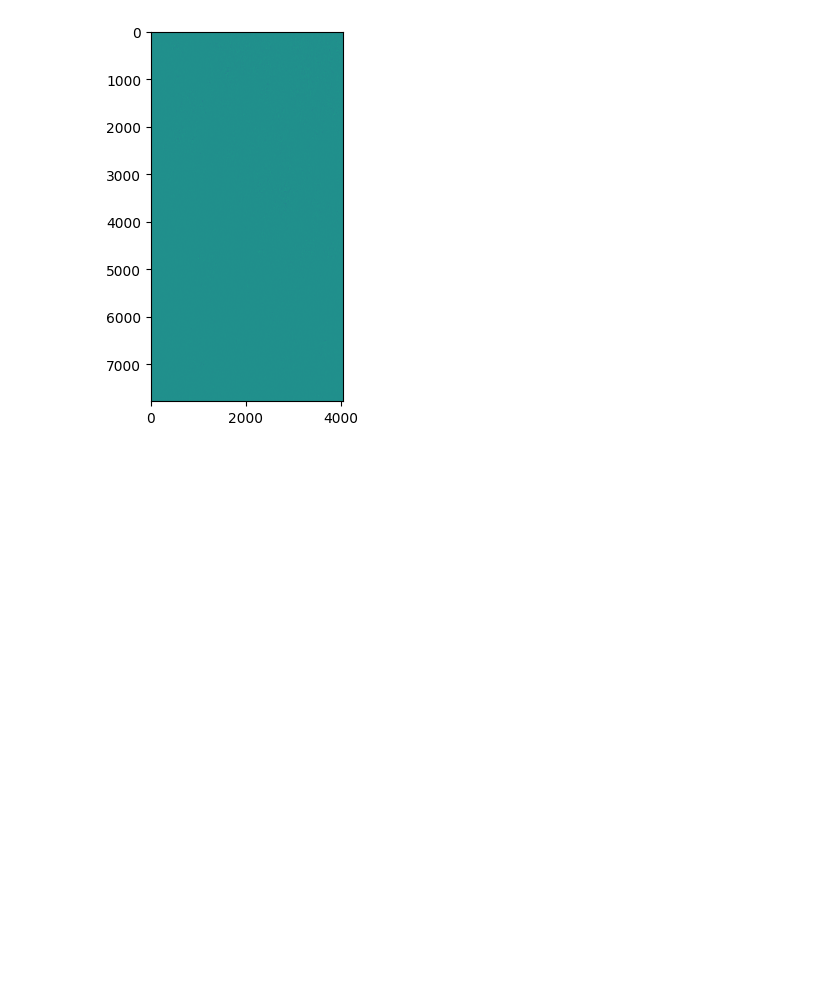
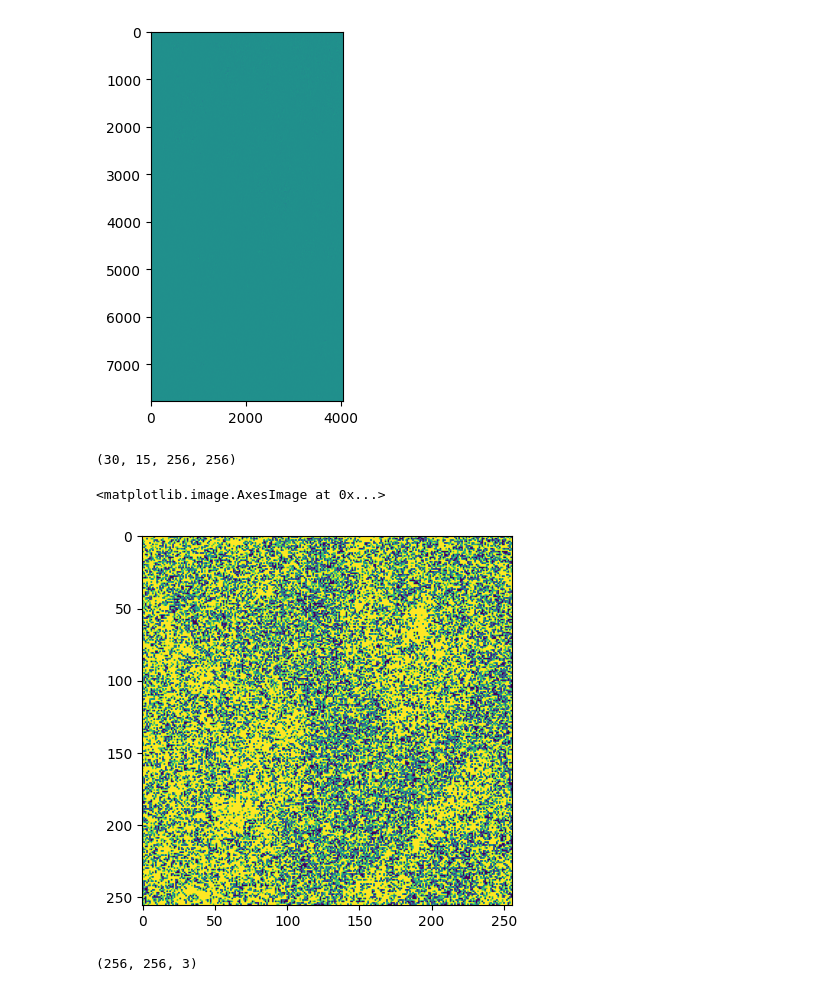
Before and after one commit to CaffineAddic/Complex-Value-Neural-Network-for-SAR-images-, a Jupyter notebook: Unet_CVNN.ipynb, the cells around one changed output. Saved outputs shown, nothing was run; the diff lists cells and outputs as text; code cells hidden in the pictures; blank space fills up the shorter version.

Commit message:
Working on the Unet CVNN

```diff
--- a/Unet_CVNN.ipynb
+++ b/Unet_CVNN.ipynb
@@ -10,9 +6,9 @@ To enable the following instructions: AVX2 FMA, in other operations, rebuild Ten
 # %%
-# data_loc = '/home/saumya/Documents/NRSC internship/Dataset/MRSDP_SLC_DATA/EOS4_FRS1_SLC/Pauli_Lee5X5/'
-# file_loc = '/home/saumya/Documents/NRSC internship/Dataset/MRSDP_SLC_DATA/EOS4_FRS1_SLC/scene_HH/'
+data_loc = '/home/saumya/Documents/NRSC internship/Dataset/MRSDP_SLC_DATA/EOS4_FRS1_SLC/Pauli_Lee5X5/'
+file_loc = '/home/saumya/Documents/NRSC internship/Dataset/MRSDP_SLC_DATA/EOS4_FRS1_SLC/scene_HH/'
 # %%
-file_loc = '/home/saumya/Documents/NRSC SAR CVNN/Data-sets/MRSDP_SLC_DATA/EOS4_FRS1_SLC/scene_HH/'
-data_loc = '/home/saumya/Documents/NRSC SAR CVNN/Data-sets/MRSDP_SLC_DATA/EOS4_FRS1_SLC/Pauli_Lee5X5/'
+# file_loc = '/home/saumya/Documents/NRSC SAR CVNN/Data-sets/MRSDP_SLC_DATA/EOS4_FRS1_SLC/scene_HH/'
+# data_loc = '/home/saumya/Documents/NRSC SAR CVNN/Data-sets/MRSDP_SLC_DATA/EOS4_FRS1_SLC/Pauli_Lee5X5/'
 # %%
 mask = np.load(data_loc+'mask.npy')
 # %%
@@ -33,0 +28,12 @@ plt.imshow(np.real(input))
+# %%
+patches_inp = pat.patchify(input, (256, 256), step=256)
+patches_mask = pat.patchify(mask, (256, 256), step=256)
+# %%
+patches_mask.shape
+# %% [output]
+(30, 15, 256, 256)
+# %%
+plt.imshow(patches_mask[25][0])
+# %% [output]
+<matplotlib.image.AxesImage at 0x...>
+[figure, added]
@@ -46,0 +59,4 @@ class Unet:
+# %%
+input_shape + (3,)
+# %% [output]
+(256, 256, 3)
```
Also changed, not shown: parts of 9 cells of this notebook, 2 other files.
